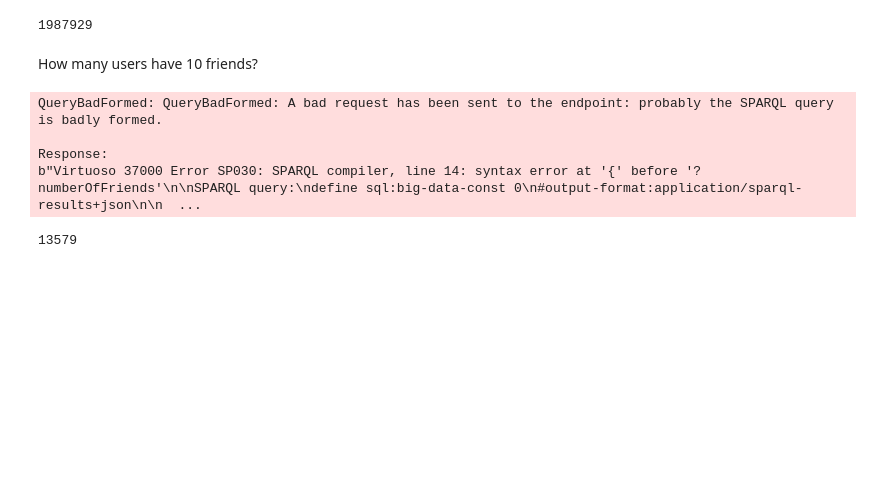
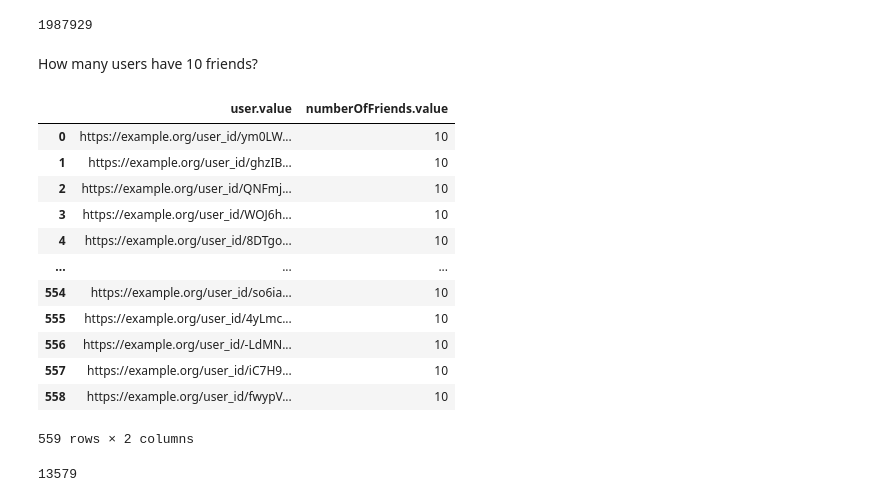
Before and after one commit to christiannielsen98/DVML-P7, a Jupyter notebook: Code/CompetencyQuestions/yelp_competency_question.ipynb, the cells around one changed output. Cells and saved outputs as stored; diff of their text form; code cells hidden in the pictures; blank space fills up the shorter version.

```diff
--- a/Code/CompetencyQuestions/yelp_competency_question.ipynb
+++ b/Code/CompetencyQuestions/yelp_competency_question.ipynb
@@ -308,20 +297,29 @@ How many users have 10 friends?
 # %%
 sparql_query = """
 SELECT ?user (COUNT(?friend) as ?numberOfFriends)
 WHERE {
     ?user rdfs:Class schema:Person .
     ?user schema:knows ?friend .
 }
-HAVING { ?numberOfFriends = 10 }
 GROUP BY ?user
+HAVING (COUNT(?friend) = 10)
 """
 
 run_query(query=sparql_query, as_dataframe=True)
 # %% [output]
+|  | user.value | numberOfFriends.value |
+| 0 | https://example.org/user_id/ym0LW... | 10 |
+| 1 | https://example.org/user_id/ghzIB... | 10 |
+| 2 | https://example.org/user_id/QNFmj... | 10 |
+| 3 | https://example.org/user_id/WOJ6h... | 10 |
+| 4 | https://example.org/user_id/8DTgo... | 10 |
+| ... | ... | ... |
+| 554 | https://example.org/user_id/so6ia... | 10 |
+| 555 | https://example.org/user_id/4yLmc... | 10 |
+| 556 | https://example.org/user_id/-LdMN... | 10 |
+| 557 | https://example.org/user_id/iC7H9... | 10 |
+| 558 | https://example.org/user_id/fwypV... | 10 |
-QueryBadFormed: QueryBadFormed: A bad request has been sent to the endpoint: probably the SPARQL query is badly formed.
-
-Response:
-b"Virtuoso 37000 Error SP030: SPARQL compiler, line 14: syntax error at '{' before '?numberOfFriends'\n\nSPARQL query:\ndefine sql:big-data-const 0\n#output-format:application/sparql-results+json\n\n  ...
+559 rows × 2 columns
 # %%
 users["amountFriends"] = users["friends"].apply(lambda x: len(x.split(",")))
 users[users["amountFriends"] == 10].shape[0]
```
Also changed, not shown: parts of 6 cells of this notebook, 6 other files.
